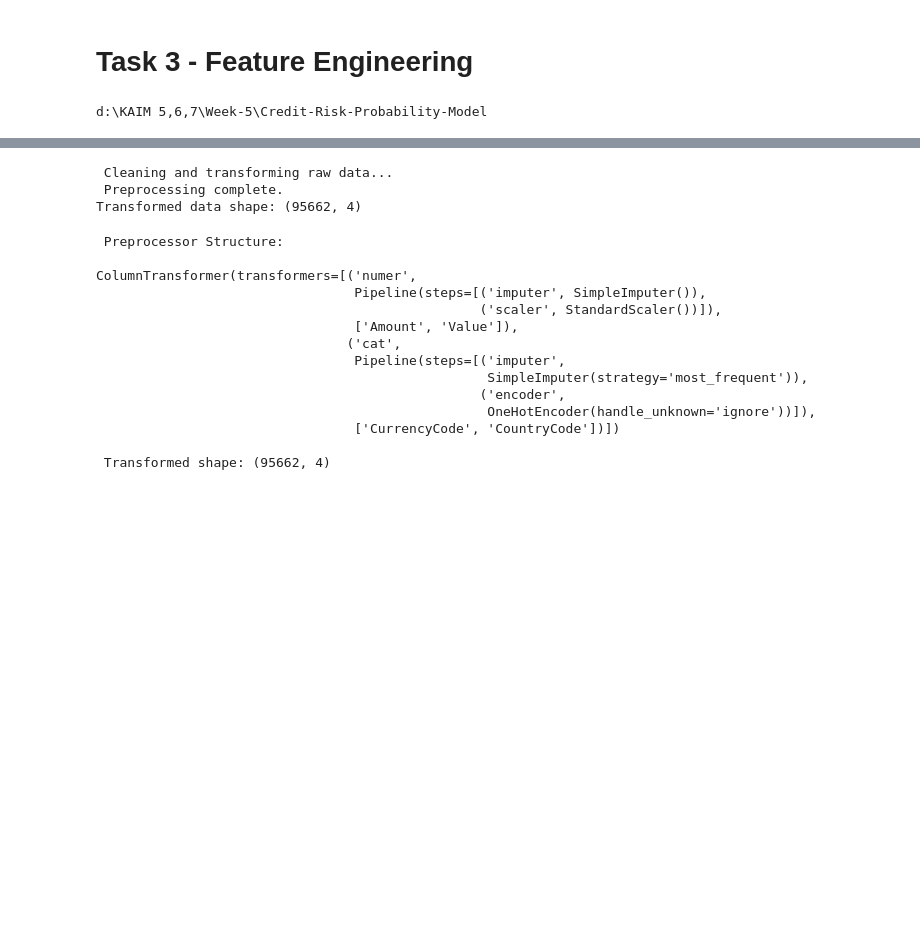
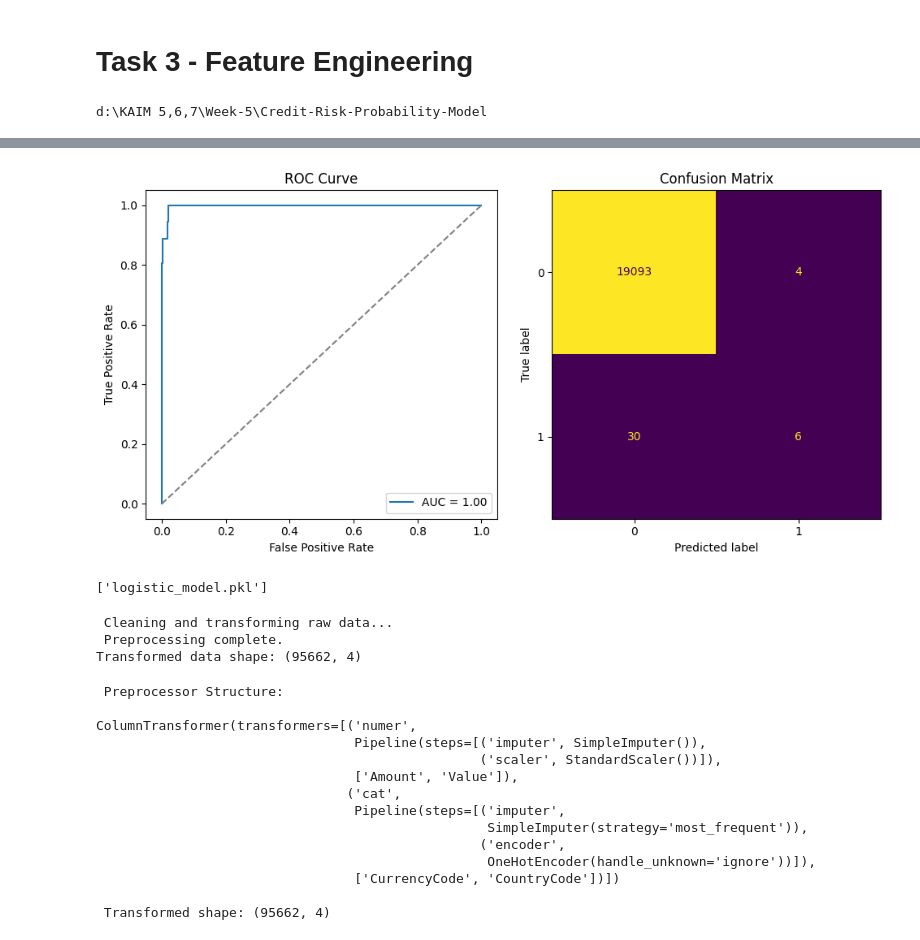
Before and after one commit to Addisu22/Credit-Risk-Probability-Model, a Jupyter notebook: notebooks/Feature_Engineering.ipynb, the cells around one changed output, grey strips where cells are left out. Cells and saved outputs as stored; diff of their text form; code cells hidden in the pictures; blank space fills up the shorter version.

```diff
--- a/notebooks/Feature_Engineering.ipynb
+++ b/notebooks/Feature_Engineering.ipynb
@@ -21,0 +39,3 @@ d:\KAIM 5,6,7\Week-5\Credit-Risk-Probability-Model
+# %%
+X = df[features]
+y = df[target]
@@ -21,0 +50,9 @@ d:\KAIM 5,6,7\Week-5\Credit-Risk-Probability-Model
+# %%
+pipeline = Pipeline([
+    ("preprocessor", preprocessor),
+    ("classifier", LogisticRegression(max_iter=1000))
+])
+
+X_train, X_test, y_train, y_test = train_test_split(X, y, test_size=0.2, random_state=42)
+
+pipeline.fit(X_train, y_train)
@@ -21,0 +71,8 @@ d:\KAIM 5,6,7\Week-5\Credit-Risk-Probability-Model
+# %%
+y_pred = pipeline.predict(X_test)
+y_proba = pipeline.predict_proba(X_test)[:, 1]
+
+print("Classification Report:")
+print(classification_report(y_test, y_pred))
+
+print("ROC-AUC Score:", round(roc_auc_score(y_test, y_proba),4))
@@ -22,3 +91,34 @@ d:\KAIM 5,6,7\Week-5\Credit-Risk-Probability-Model
+# %%
+# ROC Curve
+fpr, tpr, thresholds = roc_curve(y_test, y_proba)
+
+plt.figure(figsize=(10, 5))
+
+# ROC Curve Plot
+plt.subplot(1, 2, 1)
+plt.plot(fpr, tpr, label=f'AUC = {roc_auc_score(y_test, y_proba):.2f}')
+plt.plot([0, 1], [0, 1], linestyle='--', color='gray')
+plt.xlabel('False Positive Rate')
+plt.ylabel('True Positive Rate')
+plt.title('ROC Curve')
+plt.legend()
+
+# Confusion Matrix Plot
+plt.subplot(1, 2, 2)
+cm = confusion_matrix(y_test, y_pred)
+disp = ConfusionMatrixDisplay(confusion_matrix=cm)
+disp.plot(ax=plt.gca(), colorbar=False)
+plt.title('Confusion Matrix')
+
+plt.tight_layout()
+plt.show()
+# %% [output]
+[figure, added]
+# %%
+import joblib
+joblib.dump(pipeline, "logistic_model.pkl")
+# %% [output]
+['logistic_model.pkl']
 # %%
 from  train_model import *
 # %%
```
Also changed, not shown: parts of 6 cells of this notebook, 1 other file.
